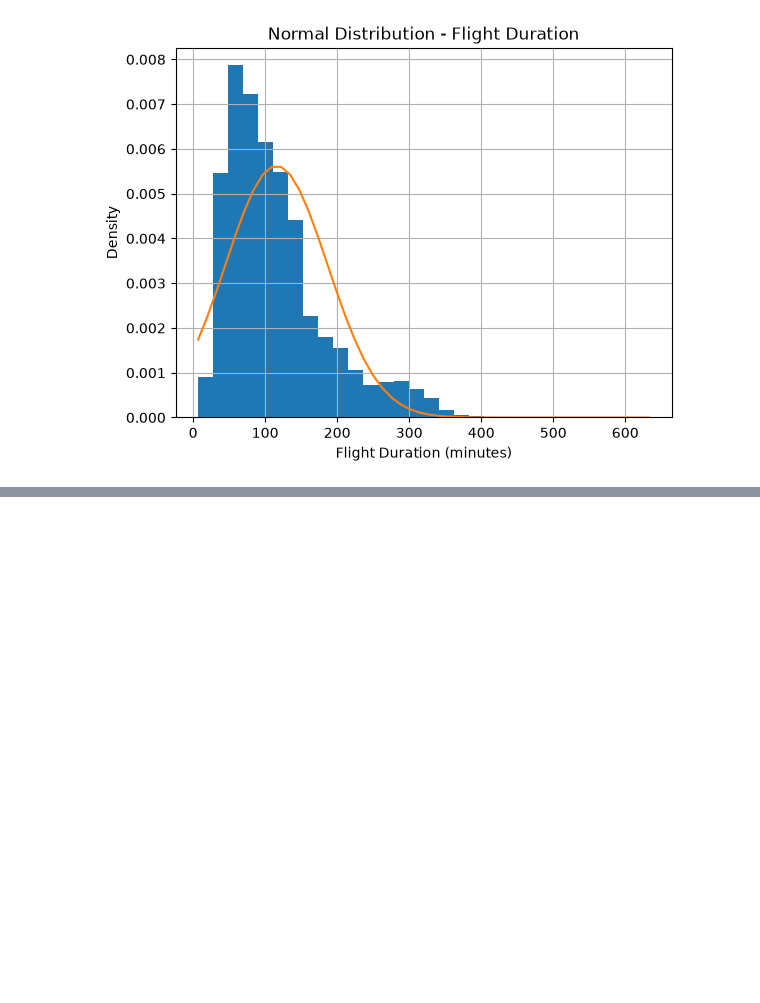
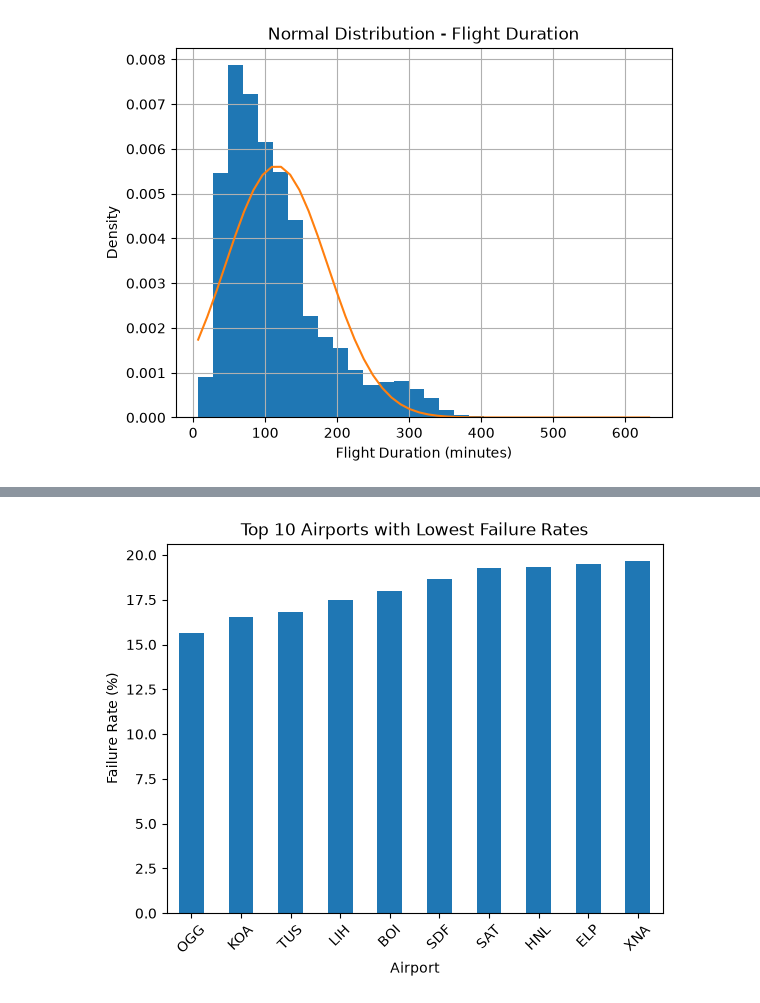
Before and after one commit to luizfaitanin-cct/Stats-for-Data-Analytics-CA1, a Jupyter notebook: Stats- HDip DBA Sept-26 CA-1 40%.ipynb, the cells around one changed output, grey strips where cells are left out. Drawn from its saved outputs; the diff is of its cells as text; code cells hidden in the pictures; blank space fills up the shorter version.

```diff
--- a/Stats- HDip DBA Sept-26 CA-1 40%.ipynb
+++ b/Stats- HDip DBA Sept-26 CA-1 40%.ipynb
@@ -232,0 +410,25 @@ Standard deviation: 70.95826327891176
+# %%
+#Top 10 airports with lowest failure rates
+
+# Create failure column
+df["Failure"] = (df["Cancelled"] == 1) | (df["DepDelay"] >= 15)
+
+# Calculate failure rate
+failure_rate = df.groupby("Origin")["Failure"].mean() * 100
+
+# Number of flights per airport
+flights = df["Origin"].value_counts()
+
+# Only airports with at least 1000 flights
+failure_rate = failure_rate[flights >= 1000]
+
+# Top 10 lowest failure rates
+failure_rate.nsmallest(10).plot(kind="bar")
+
+plt.title("Top 10 Airports with Lowest Failure Rates")
+plt.xlabel("Airport")
+plt.ylabel("Failure Rate (%)")
+plt.xticks(rotation=45)
+plt.show()
+# %% [output]
+[figure, added]
```
Also changed, not shown: parts of 26 cells of this notebook.
